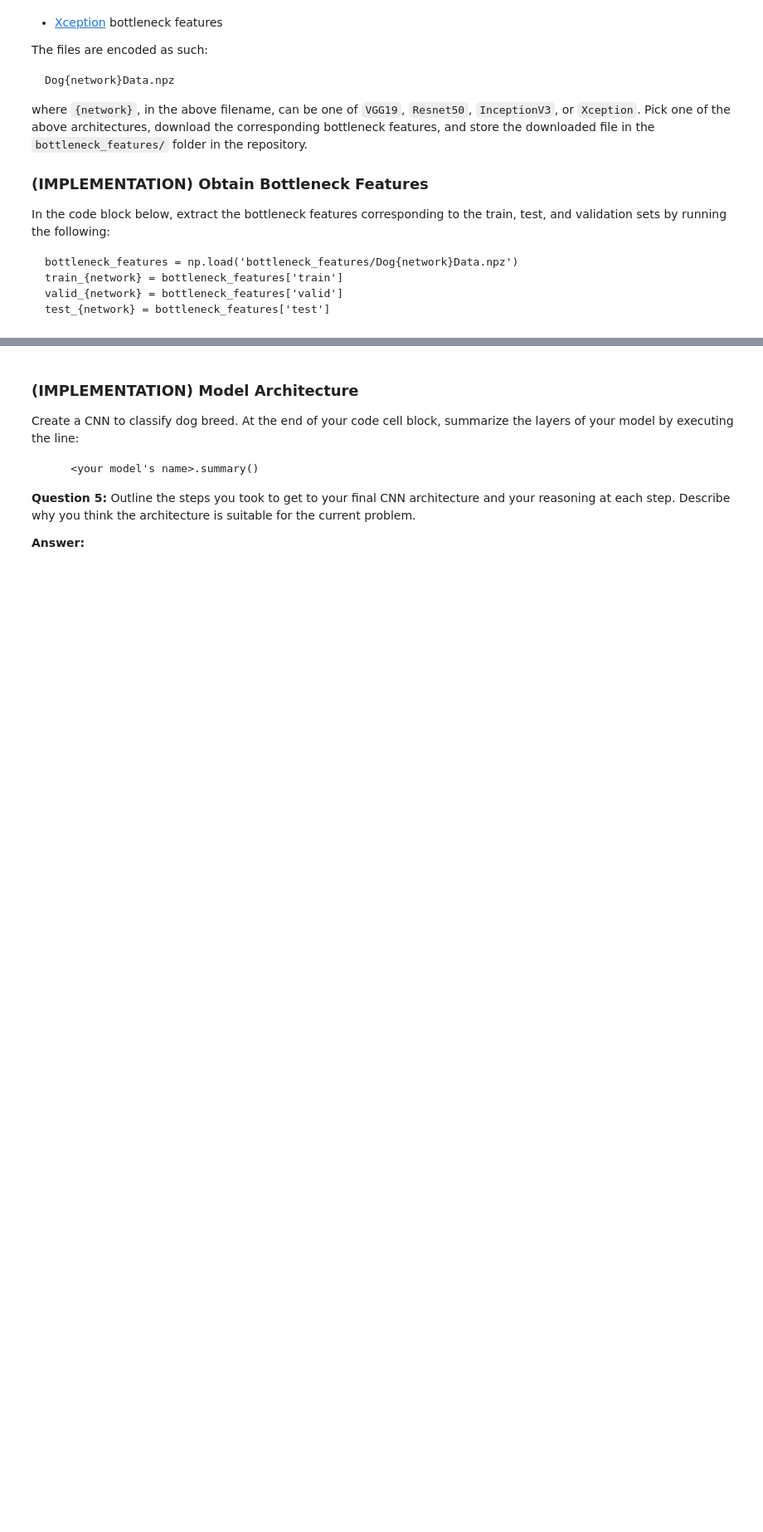
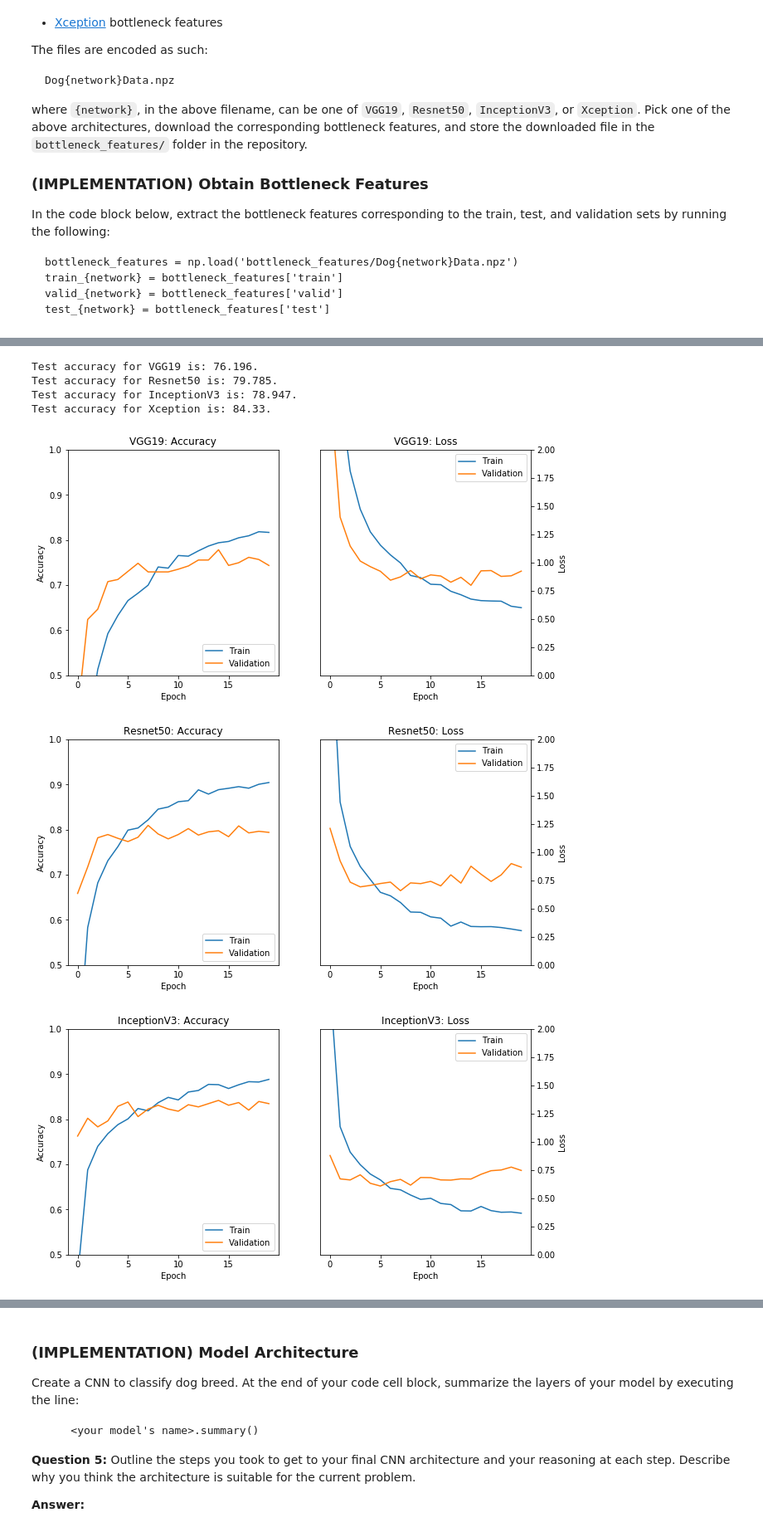
Before and after one commit to 0zero/DogBreedClassifier, a Jupyter notebook: dog_app.ipynb, the cells around one changed output, grey strips where cells are left out. Shown at 83% size. Drawn from its saved outputs; the diff is of its cells as text; code cells hidden in the pictures; blank space fills up the shorter version.

```diff
--- a/dog_app.ipynb
+++ b/dog_app.ipynb
@@ -99,3 +95,7 @@ print(tf.__version__)
+# %%
+# Let's store these dog_names for later
+with open("dog_names.json", "w") as f:
+    json.dump(dog_names, f)
 # %% [markdown]
 ### Import Human Dataset
 
@@ -586,0 +631,6 @@ In the code block below, extract the bottleneck features corresponding to the tr
+# %%
+models = ["VGG19", "Resnet50", "InceptionV3", "Xception"]
+model_testing = {}
+for model_name in models:
+    history, accuracy = test_cnn_models(model_name)
+    model_testing[model_name] = {"accuracy": accuracy, "model_history": history}
@@ -586,0 +655,33 @@ In the code block below, extract the bottleneck features corresponding to the tr
+# %%
+def plot_learning_curves(history, model_name):
+
+    fig, axes = plt.subplots(1, 2, figsize=(10,5))
+    axes[0].plot(history.history['acc'], label='Train')
+    axes[0].plot(history.history['val_acc'], label = 'Validation')
+    axes[0].set_xlabel('Epoch')
+    axes[0].set_ylabel('Accuracy')
+    axes[0].set_title(f"{model_name}: Accuracy")
+    axes[0].set_ylim([0.5, 1])
+    axes[0].legend(loc='lower right');
+
+    axes[1].plot(history.history['loss'], label='Train')
+    axes[1].plot(history.history['val_loss'], label = 'Validation')
+    axes[1].yaxis.tick_right()
+    axes[1].yaxis.set_label_position("right")
+    axes[1].set_xlabel('Epoch')
+    axes[1].set_ylabel('Loss')
+    axes[1].set_title(f"{model_name}: Loss")
+    axes[1].set_ylim([0, 2])
+    axes[1].legend(loc='upper right');
+# %%
+for model_name, v in model_testing.items():
+    print(f"Test accuracy for {model_name} is: {np.round(v['accuracy'], 3)}.")
+    plot_learning_curves(v["model_history"], model_name)
+# %% [output]
+Test accuracy for VGG19 is: 76.196.
+Test accuracy for Resnet50 is: 79.785.
+Test accuracy for InceptionV3 is: 78.947.
+Test accuracy for Xception is: 84.33.
+[figure, added]
+[figure, added]
+[figure, added]
```
Also changed, not shown: parts of 34 cells of this notebook, 10 other files.
